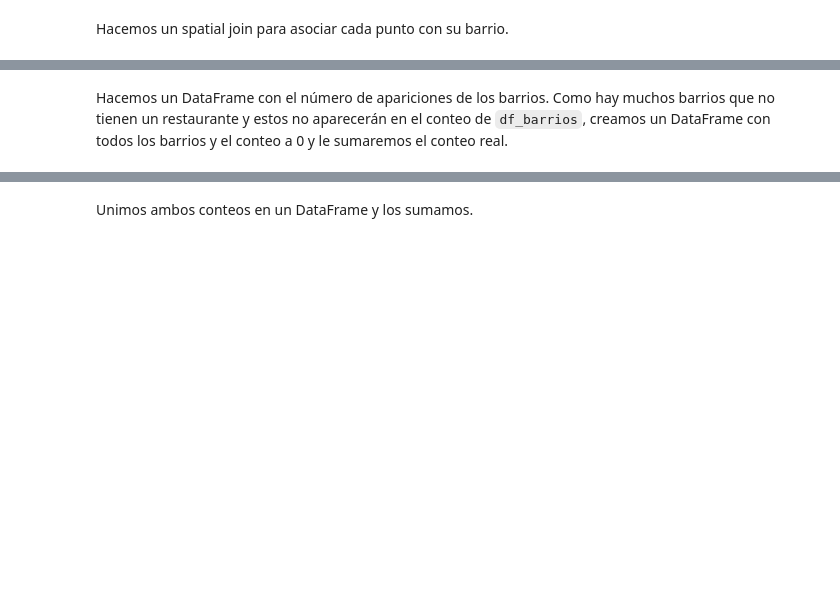
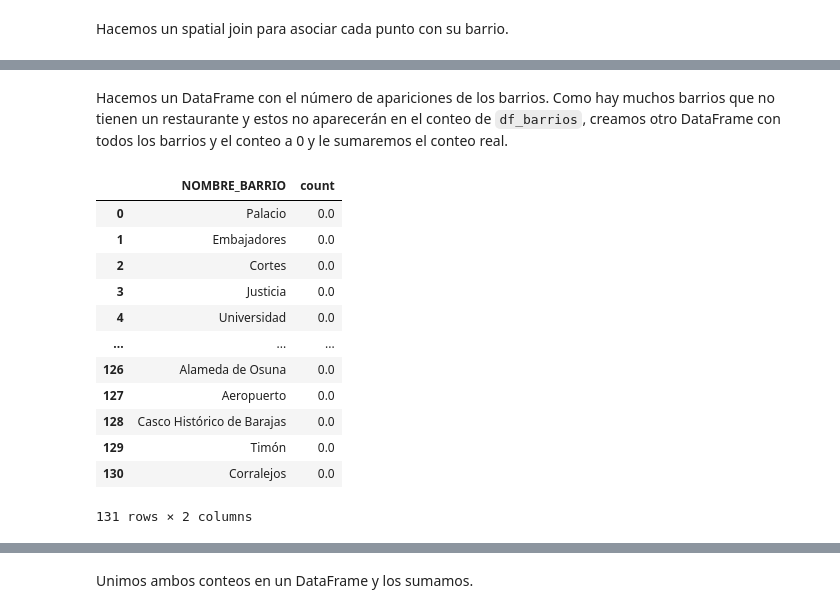
Before and after one commit to anton-p0g/ProyectoWebScrapping, a Jupyter notebook: parte2/distrito de cada restaurante/mapas_parte2.ipynb, the cells around one changed output, grey strips where cells are left out. Cells and saved outputs as stored; diff of their text form; code cells hidden in the pictures; blank space fills up the shorter version.

```diff
--- a/parte2/distrito de cada restaurante/mapas_parte2.ipynb
+++ b/parte2/distrito de cada restaurante/mapas_parte2.ipynb
@@ -136,6 +235,21 @@ df_barrios = gdf_resultado2.drop(columns=["index_right", 'geometry'])
 # %% [markdown]
-Hacemos un DataFrame con el número de apariciones de los barrios. Como hay muchos barrios que no tienen un restaurante y estos no aparecerán en el conteo de `df_barrios`, creamos un DataFrame con todos los barrios y el conteo a 0 y le sumaremos el conteo real.
+Hacemos un DataFrame con el número de apariciones de los barrios. Como hay muchos barrios que no tienen un restaurante y estos no aparecerán en el conteo de `df_barrios`, creamos otro DataFrame con todos los barrios y el conteo a 0 y le sumaremos el conteo real.
 # %%
 conteo_barrios = pd.DataFrame({"NOMBRE_BARRIO": barrios_madrid["NOMBRE_BARRIO"],
                                "count": np.zeros(len(barrios_madrid["NOMBRE_BARRIO"])),})
+conteo_barrios
+# %% [output]
+|  | NOMBRE_BARRIO | count |
+| 0 | Palacio | 0.0 |
+| 1 | Embajadores | 0.0 |
+| 2 | Cortes | 0.0 |
+| 3 | Justicia | 0.0 |
+| 4 | Universidad | 0.0 |
+| ... | ... | ... |
+| 126 | Alameda de Osuna | 0.0 |
+| 127 | Aeropuerto | 0.0 |
+| 128 | Casco Histórico de Barajas | 0.0 |
+| 129 | Timón | 0.0 |
+| 130 | Corralejos | 0.0 |
+131 rows × 2 columns
 # %%
```
Also changed, not shown: parts of 35 cells of this notebook, 3 other files.
